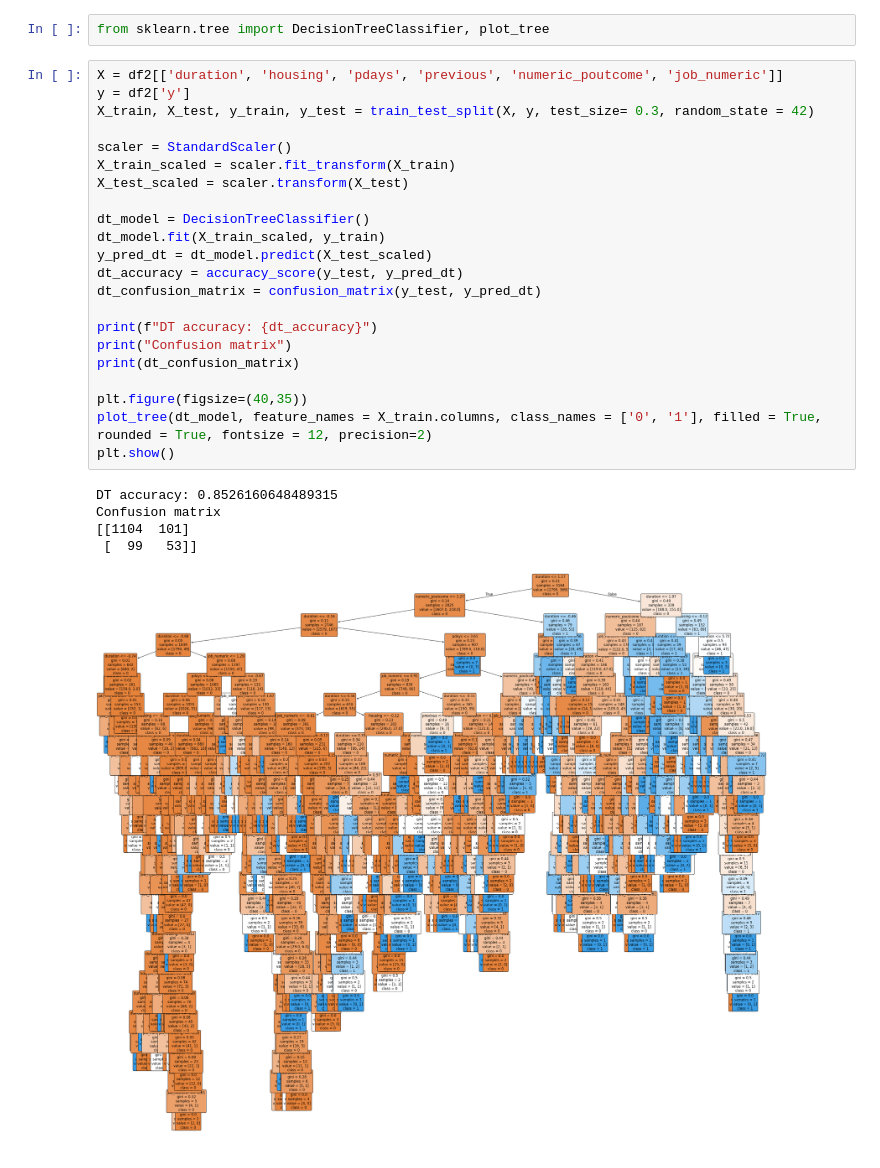
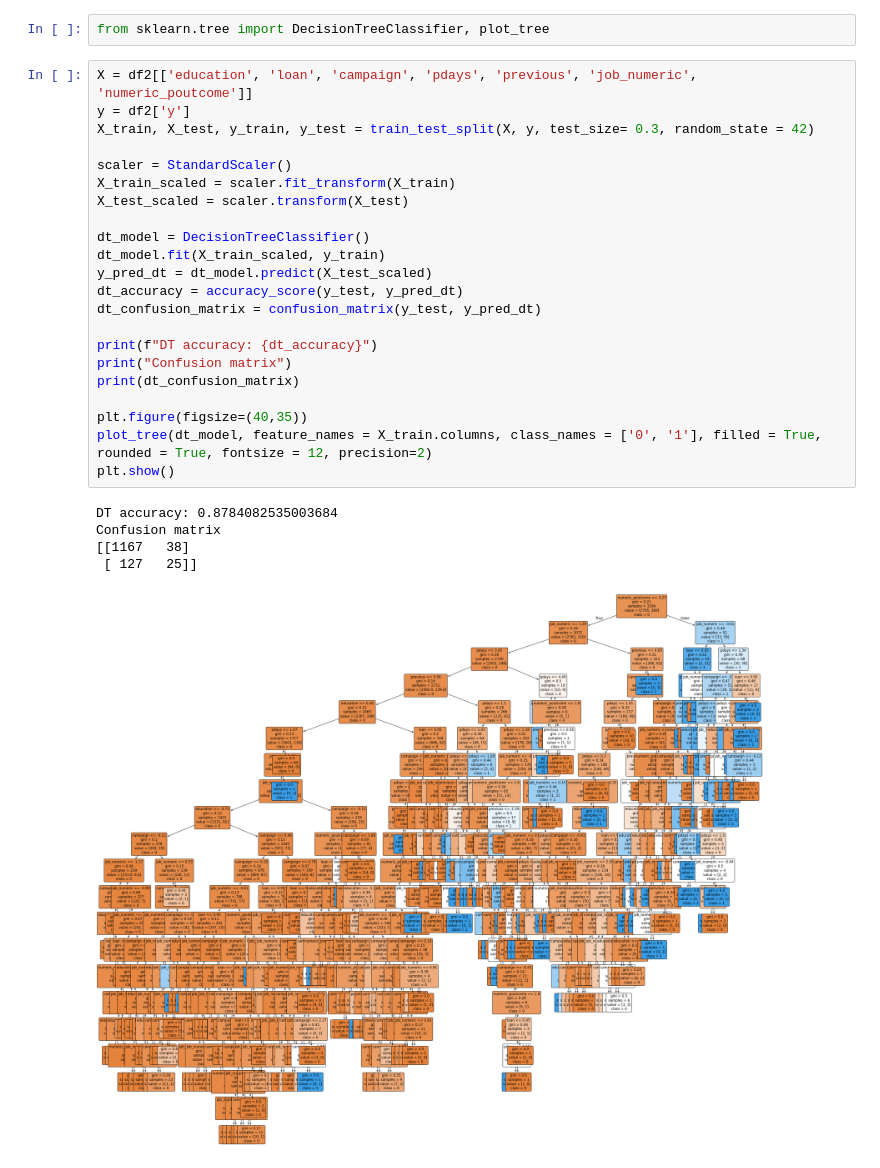
Before and after one commit to Mehtab859/bug-free-octo-fishstick, a Jupyter notebook: bank_notebook.ipynb, the cells around one changed output. Cells and saved outputs as stored; diff of their text form.

```diff
--- a/bank_notebook.ipynb
+++ b/bank_notebook.ipynb
@@ -619,30 +623,30 @@ False negatives:  39
 # %%
 from sklearn.tree import DecisionTreeClassifier, plot_tree
 # %%
-X = df2[['duration', 'housing', 'pdays', 'previous', 'numeric_poutcome', 'job_numeric']]
+X = df2[['education', 'loan', 'campaign', 'pdays', 'previous', 'job_numeric', 'numeric_poutcome']]
 y = df2['y']
 X_train, X_test, y_train, y_test = train_test_split(X, y, test_size= 0.3, random_state = 42)
 
 scaler = StandardScaler()
 X_train_scaled = scaler.fit_transform(X_train)
 X_test_scaled = scaler.transform(X_test)
 
 dt_model = DecisionTreeClassifier()
 dt_model.fit(X_train_scaled, y_train)
 y_pred_dt = dt_model.predict(X_test_scaled)
 dt_accuracy = accuracy_score(y_test, y_pred_dt)
 dt_confusion_matrix = confusion_matrix(y_test, y_pred_dt)
 
 print(f"DT accuracy: {dt_accuracy}")
 print("Confusion matrix")
 print(dt_confusion_matrix)
 
 plt.figure(figsize=(40,35))
 plot_tree(dt_model, feature_names = X_train.columns, class_names = ['0', '1'], filled = True, rounded = True, fontsize = 12, precision=2)
 plt.show()
 # %% [output]
-DT accuracy: 0.8526160648489315
+DT accuracy: 0.8784082535003684
 Confusion matrix
-[[1104  101]
- [  99   53]]
+[[1167   38]
+ [ 127   25]]
-[figure, old version]
+[figure, new version]
```
Also changed, not shown: parts of 9 cells of this notebook.
